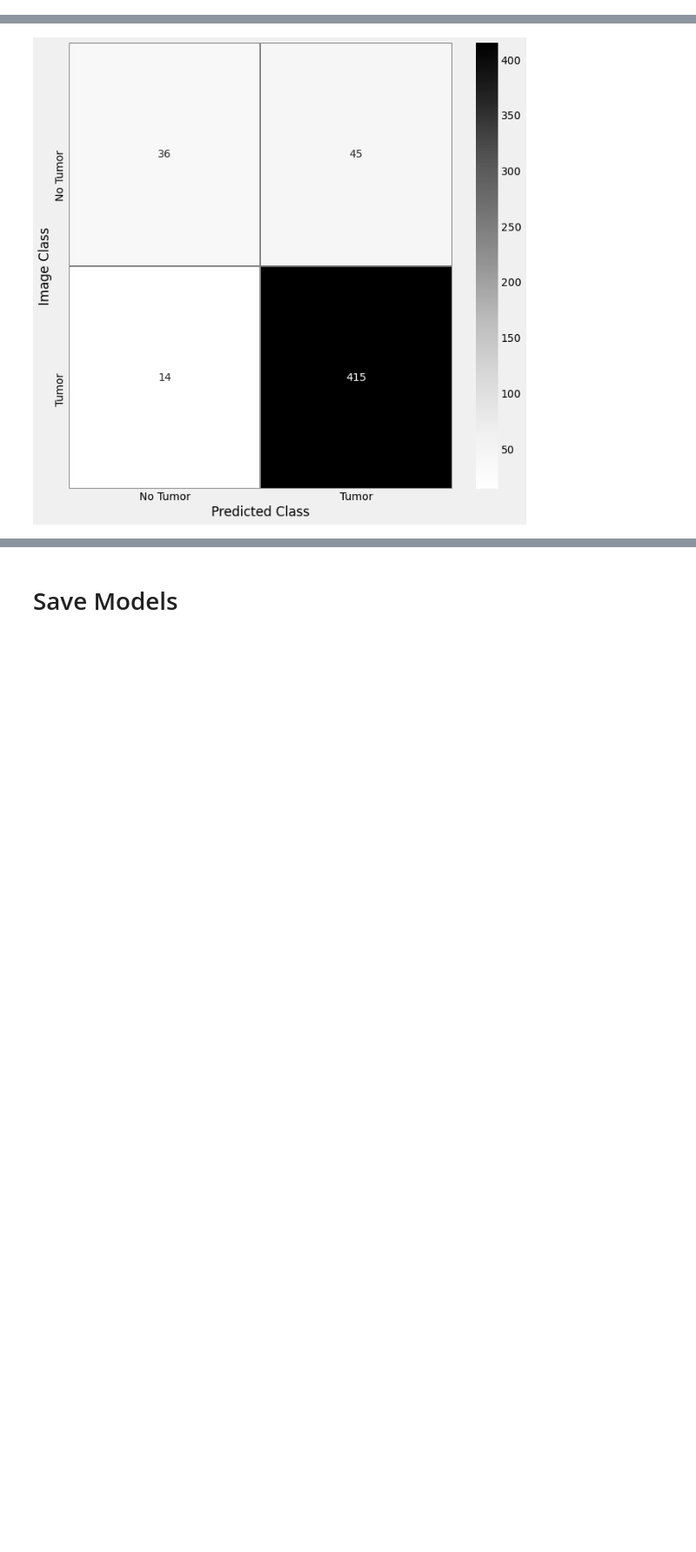
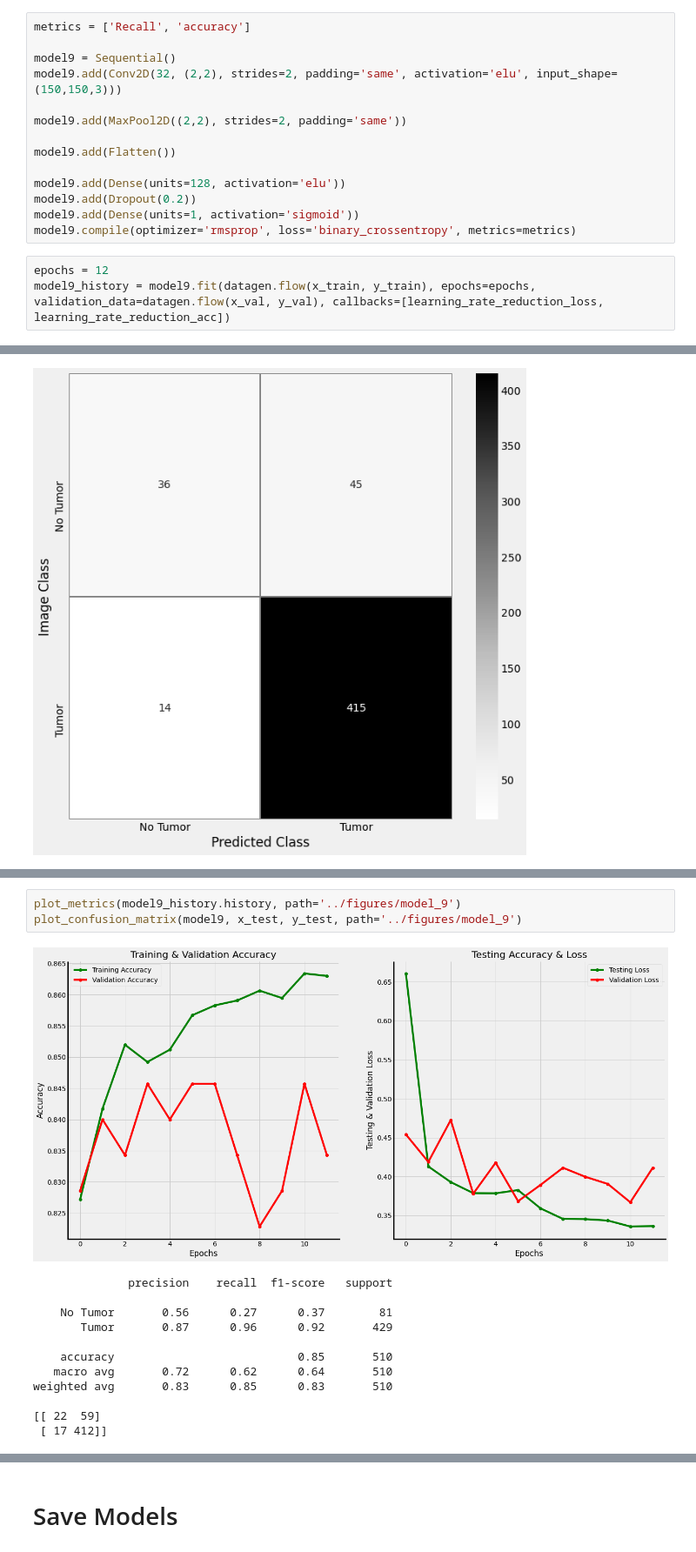
Before and after one commit to samjdedes/MRI_brain_scan_tumor_detection, a Jupyter notebook: notebooks/exploratory/EDA.ipynb, the cells around one changed output, grey strips where cells are left out. Shown at 87% size. Drawn from its saved outputs; the diff is of its cells as text; blank space fills up the shorter version.

```diff
--- a/notebooks/exploratory/EDA.ipynb
+++ b/notebooks/exploratory/EDA.ipynb
@@ -904,0 +941,17 @@ Epoch 00012: ReduceLROnPlateau reducing learning rate to 7.289999985005124e-07.
+# %%
+metrics = ['Recall', 'accuracy']
+
+model9 = Sequential()
+model9.add(Conv2D(32, (2,2), strides=2, padding='same', activation='elu', input_shape=(150,150,3)))
+
+model9.add(MaxPool2D((2,2), strides=2, padding='same'))
+
+model9.add(Flatten())
+
+model9.add(Dense(units=128, activation='elu'))
+model9.add(Dropout(0.2))
+model9.add(Dense(units=1, activation='sigmoid'))
+model9.compile(optimizer='rmsprop', loss='binary_crossentropy', metrics=metrics)
+# %%
+epochs = 12
+model9_history = model9.fit(datagen.flow(x_train, y_train), epochs=epochs, validation_data=datagen.flow(x_val, y_val), callbacks=[learning_rate_reduction_loss, learning_rate_reduction_acc])
@@ -1156,0 +1364,16 @@ weighted avg       0.87      0.88      0.87       510
+# %%
+plot_metrics(model9_history.history, path='../figures/model_9')
+plot_confusion_matrix(model9, x_test, y_test, path='../figures/model_9')
+# %% [output]
+[figure, added]
+              precision    recall  f1-score   support
+
+    No Tumor       0.56      0.27      0.37        81
+       Tumor       0.87      0.96      0.92       429
+
+    accuracy                           0.85       510
+   macro avg       0.72      0.62      0.64       510
+weighted avg       0.83      0.85      0.83       510
+
+[[ 22  59]
+ [ 17 412]]
```
Also changed, not shown: parts of 33 cells of this notebook, 11 other files.
